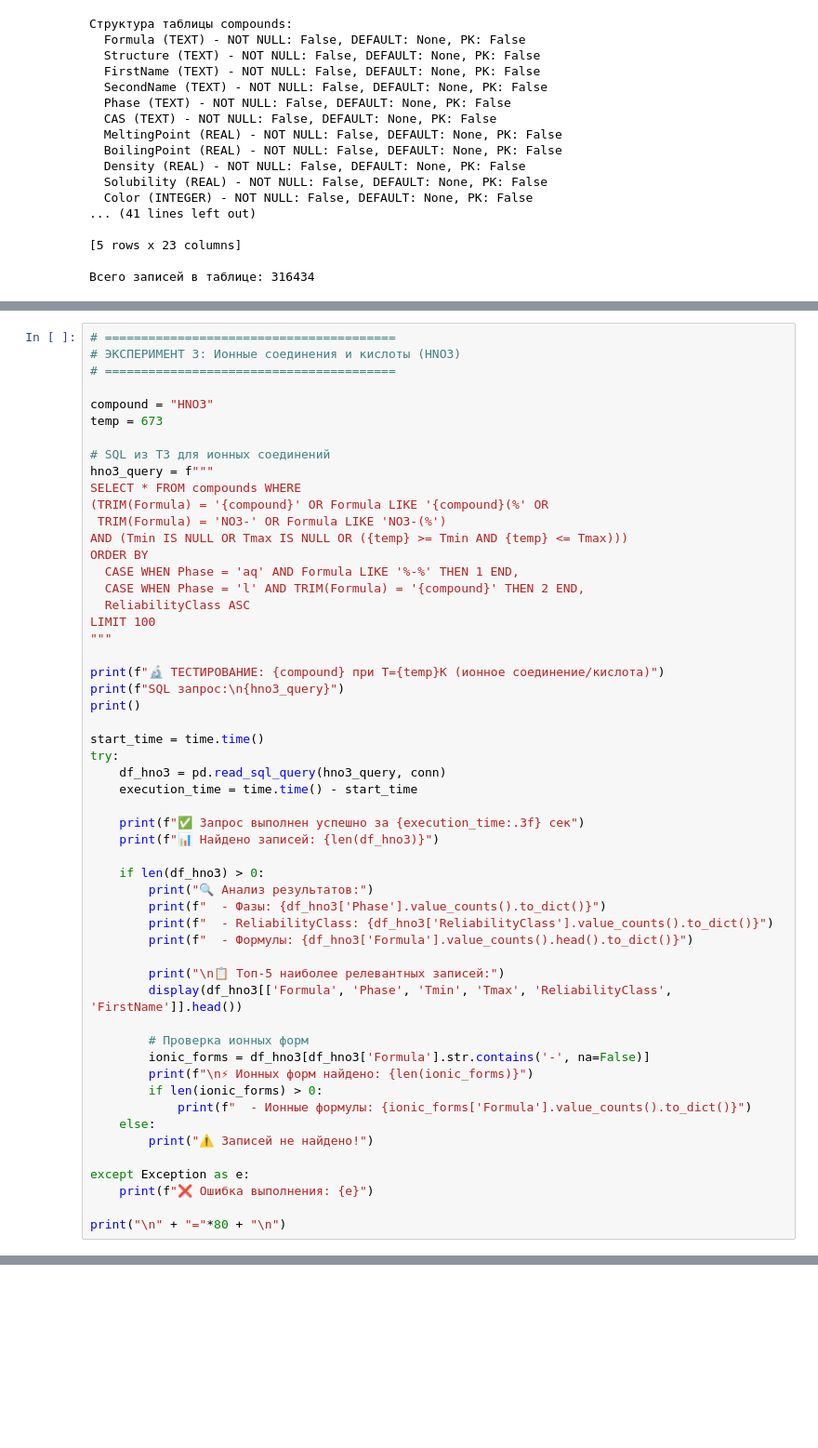
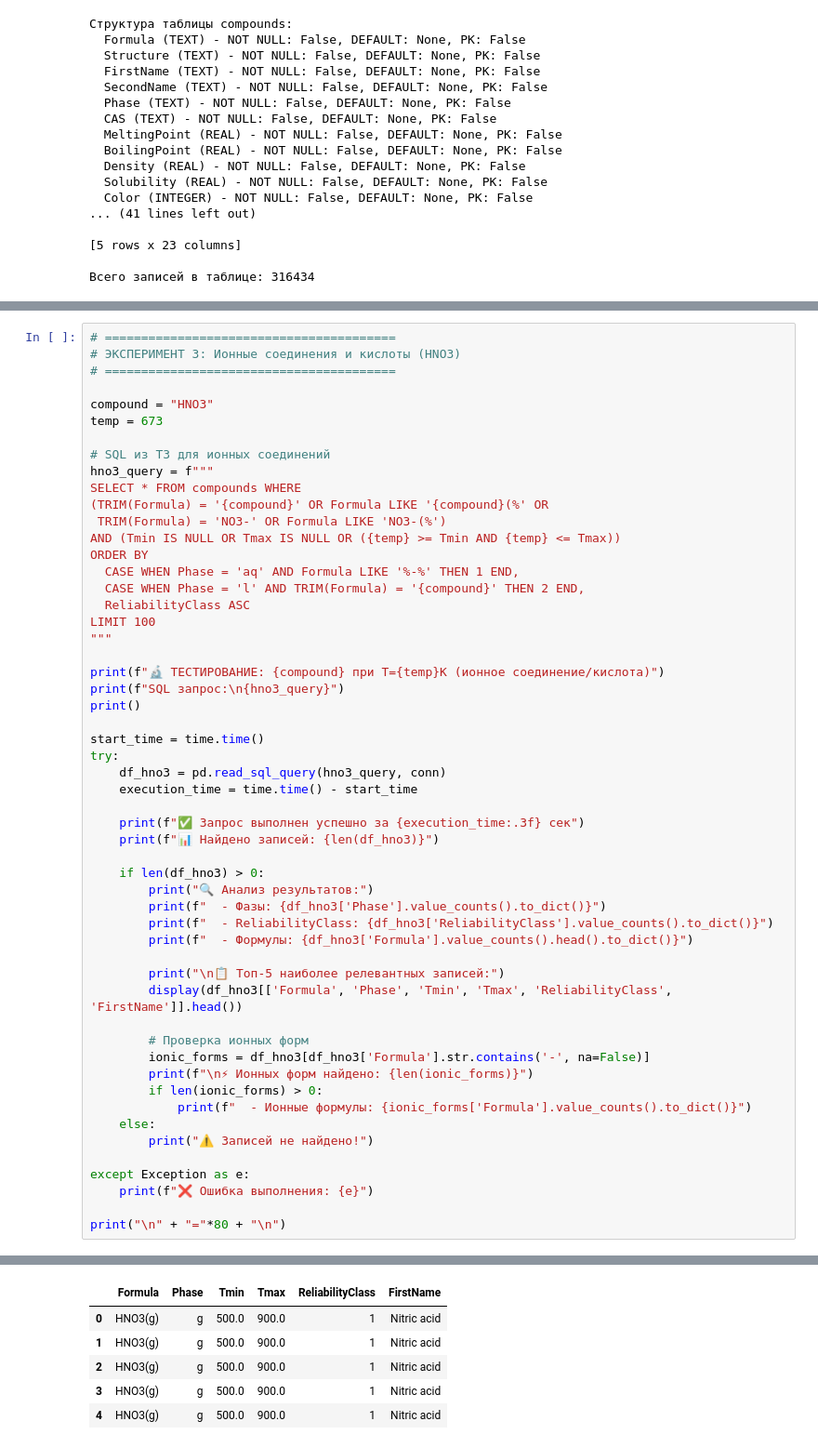
Before and after one commit to davjdk/ThermoCalcBot, a Jupyter notebook: docs/db_work.ipynb, the cells around one changed output, grey strips where cells are left out. Shown at 93% size. Cells and saved outputs as stored; diff of their text form; blank space fills up the shorter version.

```diff
--- a/docs/db_work.ipynb
+++ b/docs/db_work.ipynb
@@ -610,7 +1242,7 @@ hno3_query = f"""
 SELECT * FROM compounds WHERE
 (TRIM(Formula) = '{compound}' OR Formula LIKE '{compound}(%' OR
  TRIM(Formula) = 'NO3-' OR Formula LIKE 'NO3-(%')
-AND (Tmin IS NULL OR Tmax IS NULL OR ({temp} >= Tmin AND {temp} <= Tmax)))
+AND (Tmin IS NULL OR Tmax IS NULL OR ({temp} >= Tmin AND {temp} <= Tmax))
 ORDER BY
   CASE WHEN Phase = 'aq' AND Formula LIKE '%-%' THEN 1 END,
   CASE WHEN Phase = 'l' AND TRIM(Formula) = '{compound}' THEN 2 END,
@@ -651,3 +1283,4 @@ except Exception as e:
     print(f"❌ Ошибка выполнения: {e}")
 
 print("\n" + "="*80 + "\n")
+# %% [output]
@@ -653,0 +1304,6 @@ print("\n" + "="*80 + "\n")
+|  | Formula | Phase | Tmin | Tmax | ReliabilityClass | FirstName |
+| 0 | HNO3(g) | g | 500.0 | 900.0 | 1 | Nitric acid |
+| 1 | HNO3(g) | g | 500.0 | 900.0 | 1 | Nitric acid |
+| 2 | HNO3(g) | g | 500.0 | 900.0 | 1 | Nitric acid |
+| 3 | HNO3(g) | g | 500.0 | 900.0 | 1 | Nitric acid |
+| 4 | HNO3(g) | g | 500.0 | 900.0 | 1 | Nitric acid |
```
Also changed, not shown: parts of 24 cells of this notebook, 12 other files.
